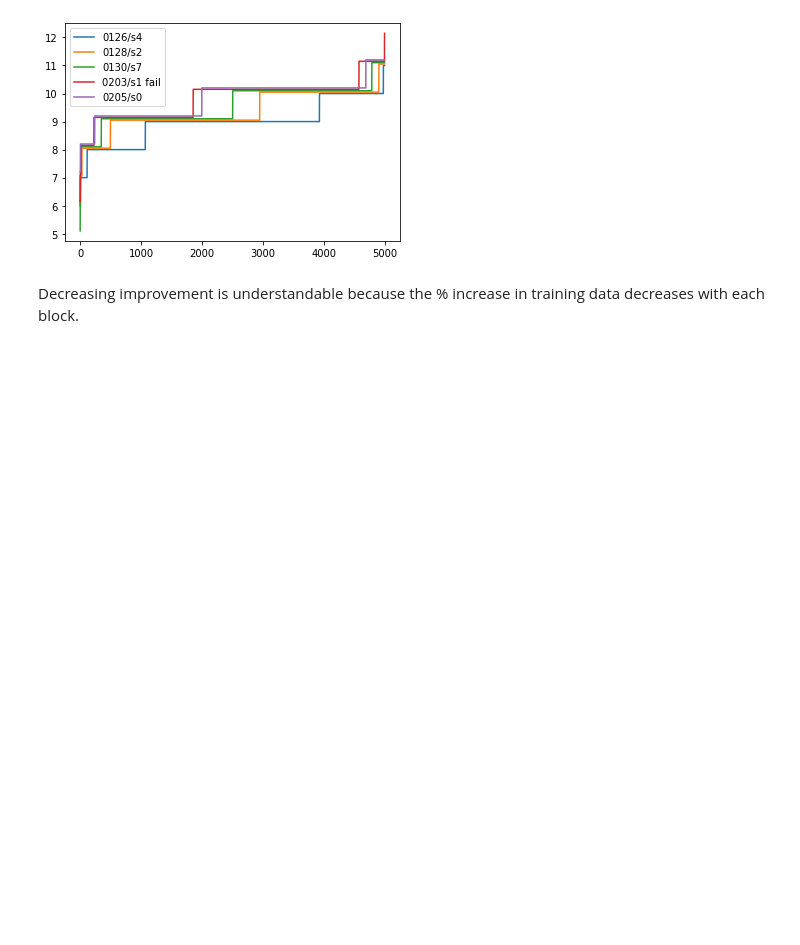
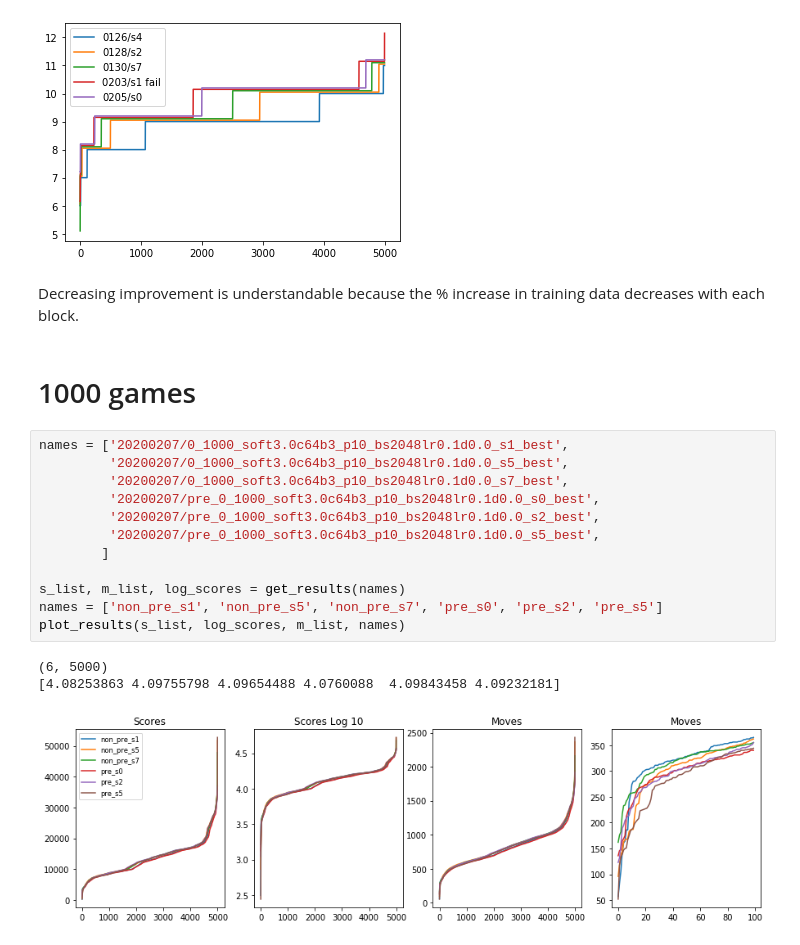
Before and after one commit to fqjin/2048NN, a Jupyter notebook: notebooks/compare_models.ipynb, the cells around one changed output. Cells and saved outputs as stored; diff of their text form; blank space fills up the shorter version.

Commit message:
800-1000 selfplay games
Failed to train better network, 1000-1200 not acceptable

```diff
--- a/notebooks/compare_models.ipynb
+++ b/notebooks/compare_models.ipynb
@@ -421,3 +421,21 @@ plt.show()
 [figure]
 # %% [markdown]
 Decreasing improvement is understandable because the % increase in training data decreases with each block.
+# %% [markdown]
+# 1000 games
+# %%
+names = ['20200207/0_1000_soft3.0c64b3_p10_bs2048lr0.1d0.0_s1_best',
+         '20200207/0_1000_soft3.0c64b3_p10_bs2048lr0.1d0.0_s5_best',
+         '20200207/0_1000_soft3.0c64b3_p10_bs2048lr0.1d0.0_s7_best',
+         '20200207/pre_0_1000_soft3.0c64b3_p10_bs2048lr0.1d0.0_s0_best',
+         '20200207/pre_0_1000_soft3.0c64b3_p10_bs2048lr0.1d0.0_s2_best',
+         '20200207/pre_0_1000_soft3.0c64b3_p10_bs2048lr0.1d0.0_s5_best',
+        ]
+
+s_list, m_list, log_scores = get_results(names)
+names = ['non_pre_s1', 'non_pre_s5', 'non_pre_s7', 'pre_s0', 'pre_s2', 'pre_s5']
+plot_results(s_list, log_scores, m_list, names)
+# %% [output]
+(6, 5000)
+[4.08253863 4.09755798 4.09654488 4.0760088  4.09843458 4.09232181]
+[figure, added]
```
Also changed, not shown: parts of 10 cells of this notebook, 6 other files.
